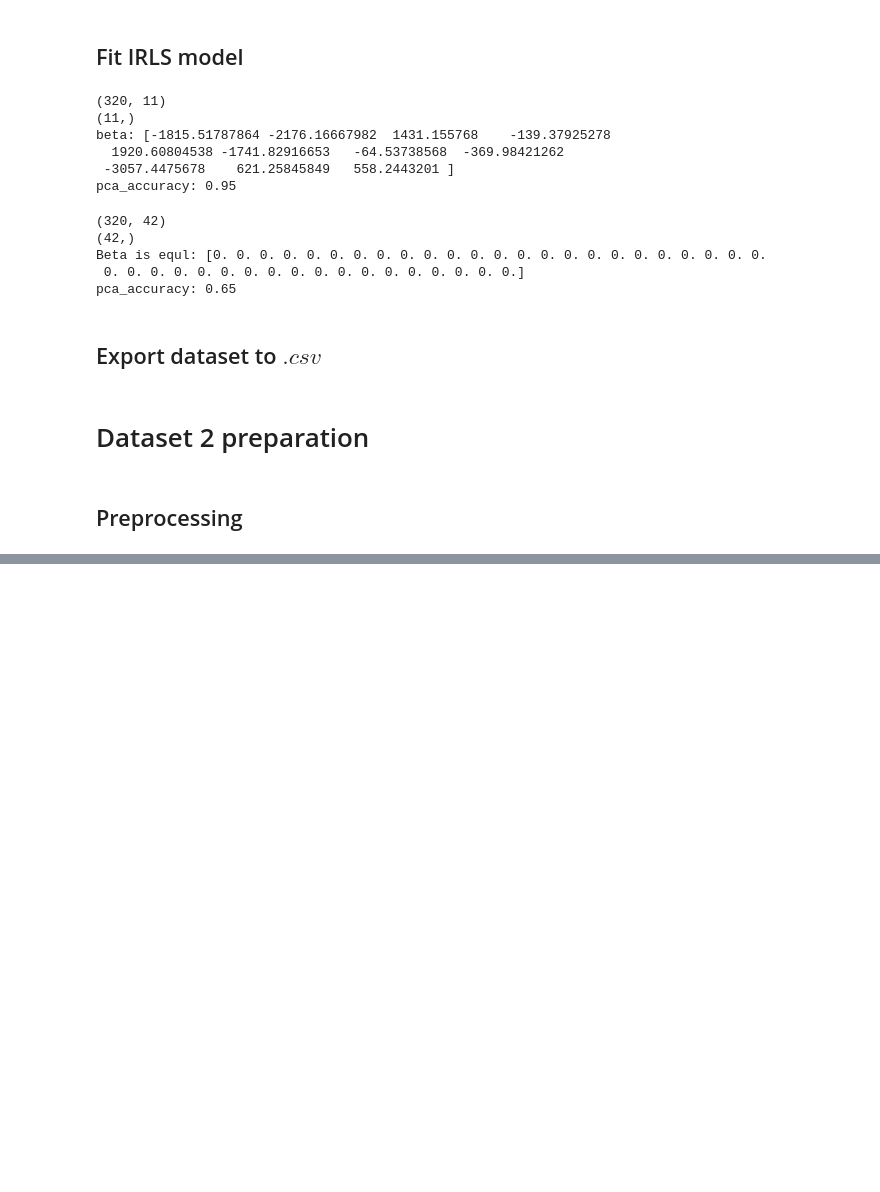
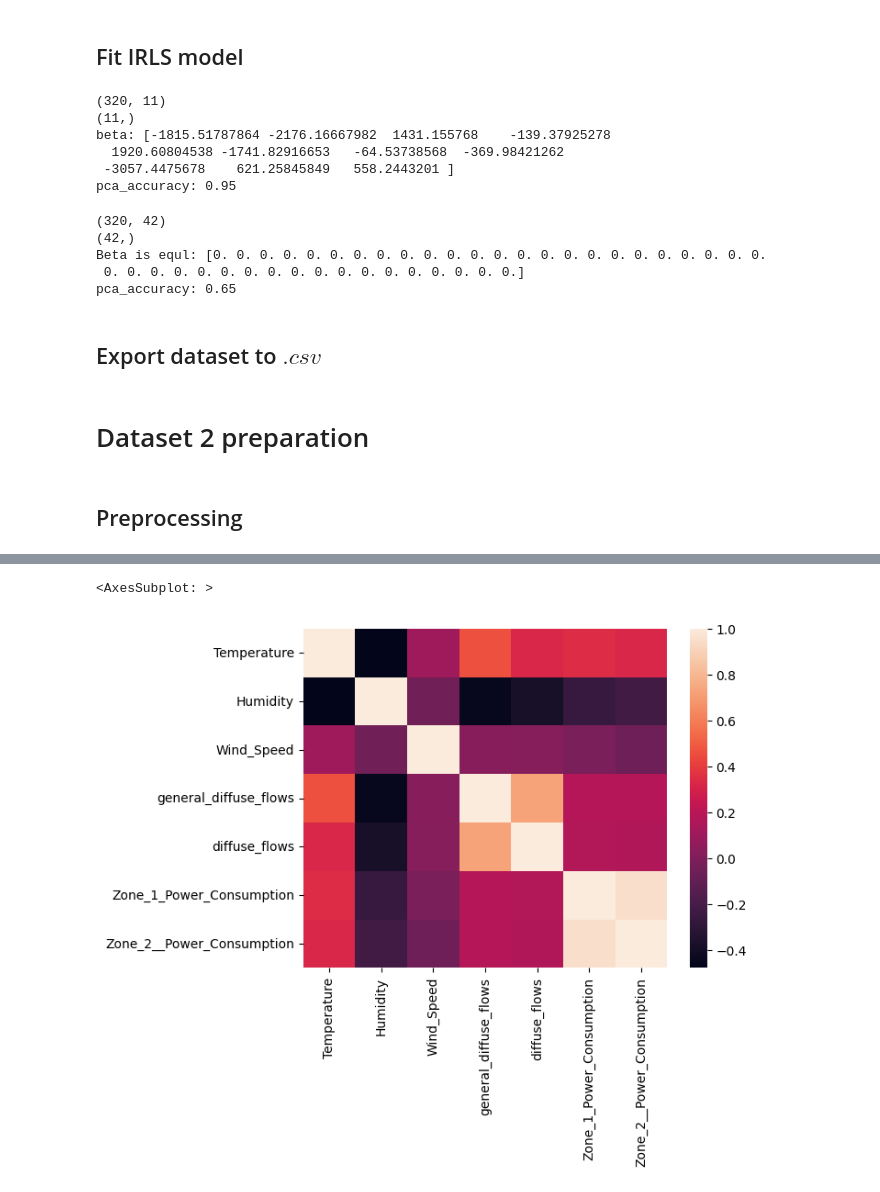
Before and after one commit to wojtas000/Advanced_Machine_Learning, a Jupyter notebook: datasets.ipynb, the cells around one changed output, grey strips where cells are left out. Cells and saved outputs as stored; diff of their text form; code cells hidden in the pictures; blank space fills up the shorter version.

Commit message:
add corr dataset2

```diff
--- a/datasets.ipynb
+++ b/datasets.ipynb
@@ -214,2 +221,7 @@ data2.drop('Zone_3__Power_Consumption', axis=1).corr()
+# %%
+sns.heatmap(X_train.corr())
+# %% [output]
+<AxesSubplot: >
+[figure, added]
 # %%
 # Basic correlogram
```
Also changed, not shown: parts of 21 cells of this notebook, 1 other file.
